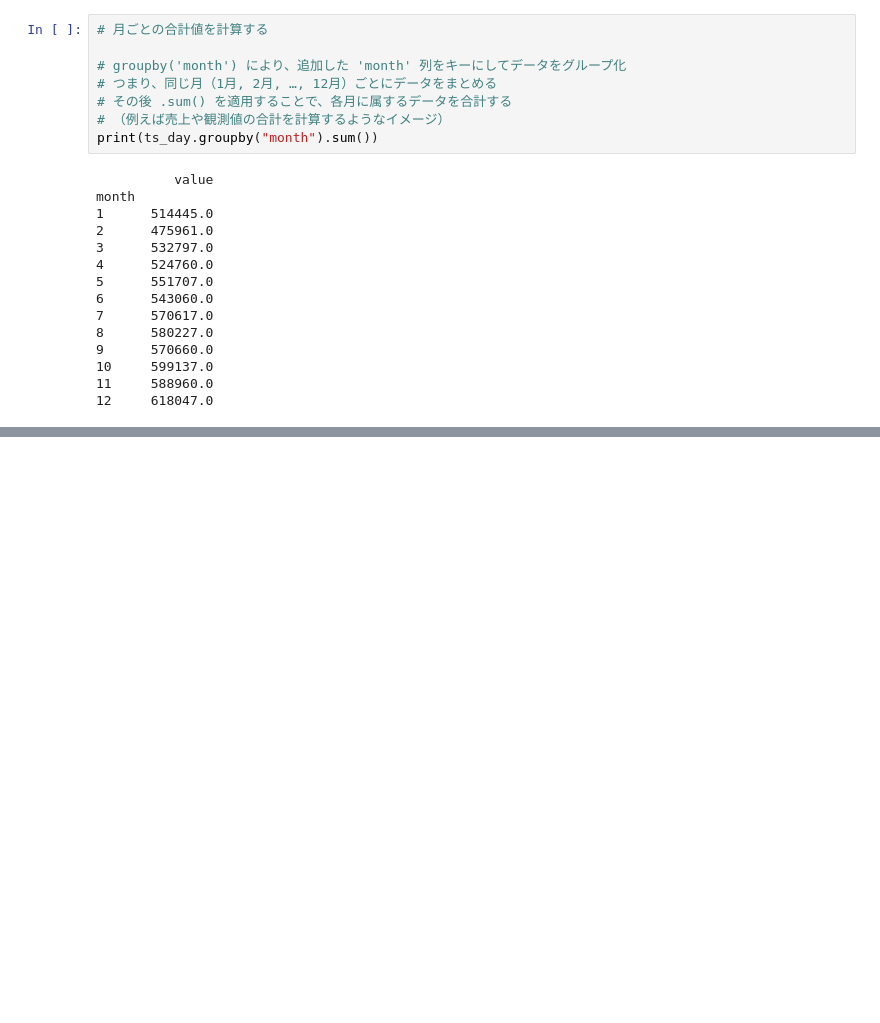
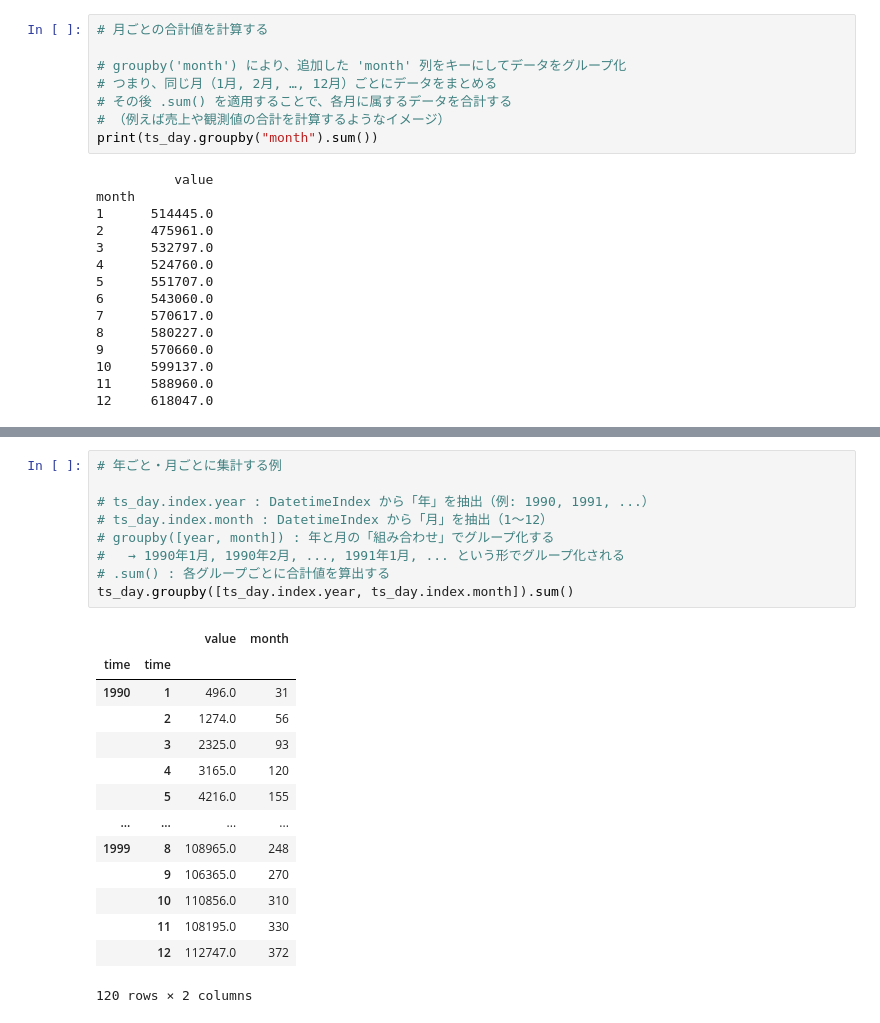
Before and after one commit to maton369/Python_Time_Series_Intro, a Jupyter notebook: 2-4-pandasによる日付処理の基本.ipynb, the cells around one changed output, grey strips where cells are left out. Saved outputs shown, nothing was run; the diff lists cells and outputs as text; blank space fills up the shorter version.

```diff
--- a/2-4-pandasによる日付処理の基本.ipynb
+++ b/2-4-pandasによる日付処理の基本.ipynb
@@ -741,0 +789,24 @@ month
+# %%
+# 年ごと・月ごとに集計する例
+
+# ts_day.index.year : DatetimeIndex から「年」を抽出（例: 1990, 1991, ...）
+# ts_day.index.month : DatetimeIndex から「月」を抽出（1～12）
+# groupby([year, month]) : 年と月の「組み合わせ」でグループ化する
+#   → 1990年1月, 1990年2月, ..., 1991年1月, ... という形でグループ化される
+# .sum() : 各グループごとに合計値を算出する
+ts_day.groupby([ts_day.index.year, ts_day.index.month]).sum()
+# %% [output]
+|  |  | value | month |
+| time | time |  |  |
+| 1990 | 1 | 496.0 | 31 |
+|  | 2 | 1274.0 | 56 |
+|  | 3 | 2325.0 | 93 |
+|  | 4 | 3165.0 | 120 |
+|  | 5 | 4216.0 | 155 |
+| ... | ... | ... | ... |
+| 1999 | 8 | 108965.0 | 248 |
+|  | 9 | 106365.0 | 270 |
+|  | 10 | 110856.0 | 310 |
+|  | 11 | 108195.0 | 330 |
+|  | 12 | 112747.0 | 372 |
+120 rows × 2 columns
```
Also changed, not shown: parts of 14 cells of this notebook.
